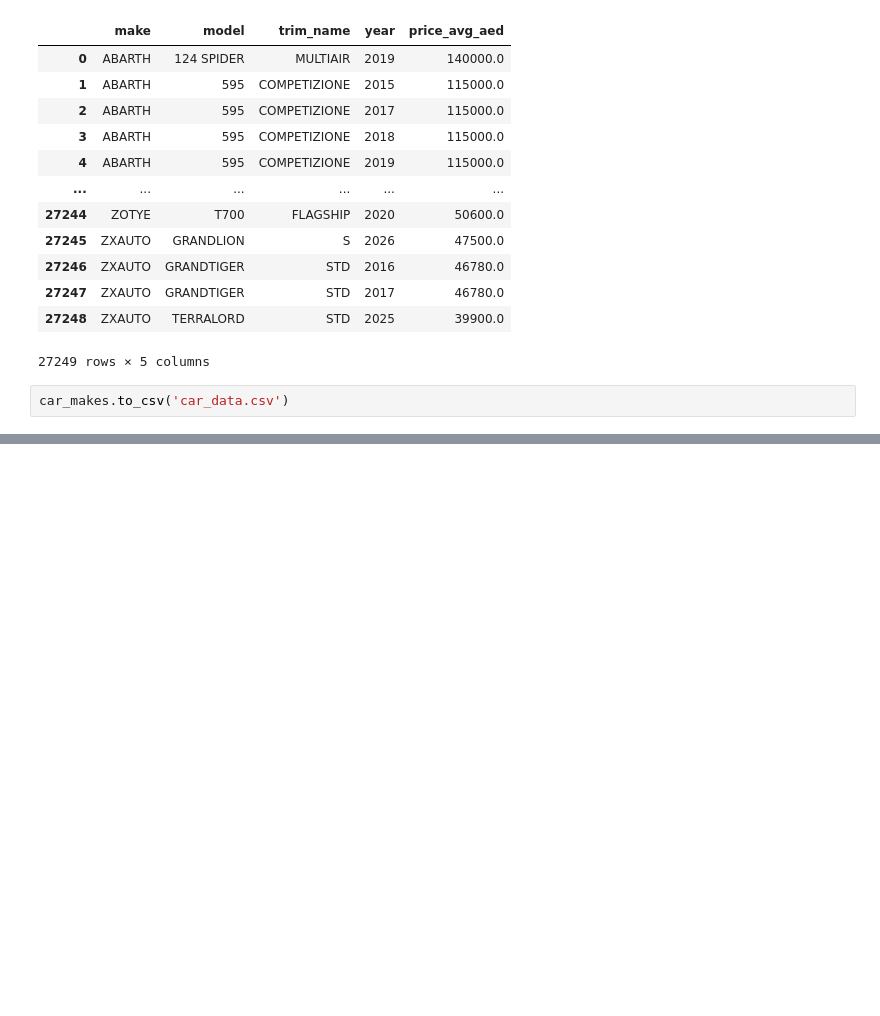
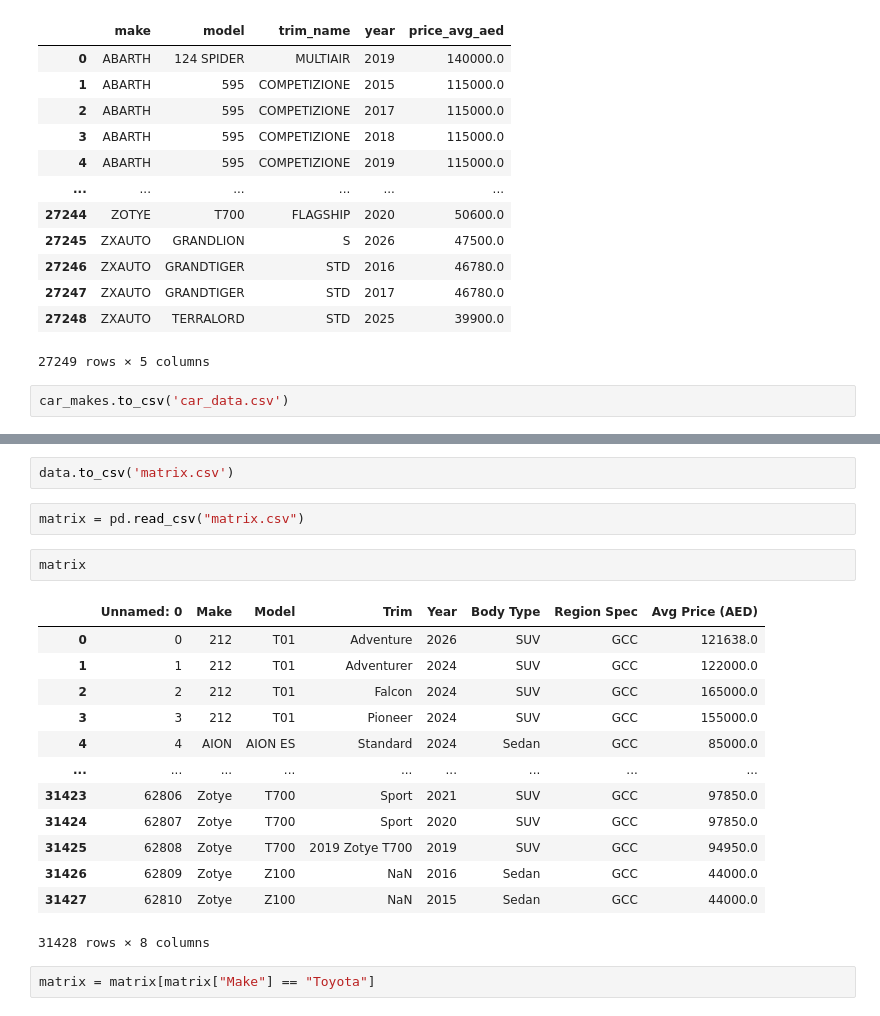
Before and after one commit to sarthaknimbark/vin-sphere-backend, a Jupyter notebook: new_valuation/new_dep.ipynb, the cells around one changed output, grey strips where cells are left out. Cells and saved outputs as stored; diff of their text form; blank space fills up the shorter version.

```diff
--- a/new_valuation/new_dep.ipynb
+++ b/new_valuation/new_dep.ipynb
@@ -48,0 +128,22 @@ car_makes.to_csv('car_data.csv')
+# %%
+data.to_csv('matrix.csv')
+# %%
+matrix = pd.read_csv("matrix.csv")
+# %%
+matrix
+# %% [output]
+|  | Unnamed: 0 | Make | Model | Trim | Year | Body Type | Region Spec | Avg Price (AED) |
+| 0 | 0 | 212 | T01 | Adventure | 2026 | SUV | GCC | 121638.0 |
+| 1 | 1 | 212 | T01 | Adventurer | 2024 | SUV | GCC | 122000.0 |
+| 2 | 2 | 212 | T01 | Falcon | 2024 | SUV | GCC | 165000.0 |
+| 3 | 3 | 212 | T01 | Pioneer | 2024 | SUV | GCC | 155000.0 |
+| 4 | 4 | AION | AION ES | Standard | 2024 | Sedan | GCC | 85000.0 |
+| ... | ... | ... | ... | ... | ... | ... | ... | ... |
+| 31423 | 62806 | Zotye | T700 | Sport | 2021 | SUV | GCC | 97850.0 |
+| 31424 | 62807 | Zotye | T700 | Sport | 2020 | SUV | GCC | 97850.0 |
+| 31425 | 62808 | Zotye | T700 | 2019 Zotye T700 | 2019 | SUV | GCC | 94950.0 |
+| 31426 | 62809 | Zotye | Z100 | NaN | 2016 | Sedan | GCC | 44000.0 |
+| 31427 | 62810 | Zotye | Z100 | NaN | 2015 | Sedan | GCC | 44000.0 |
+31428 rows × 8 columns
+# %%
+matrix = matrix[matrix["Make"] == "Toyota"]
```
Also changed, not shown: parts of 10 cells of this notebook, 17 other files.
